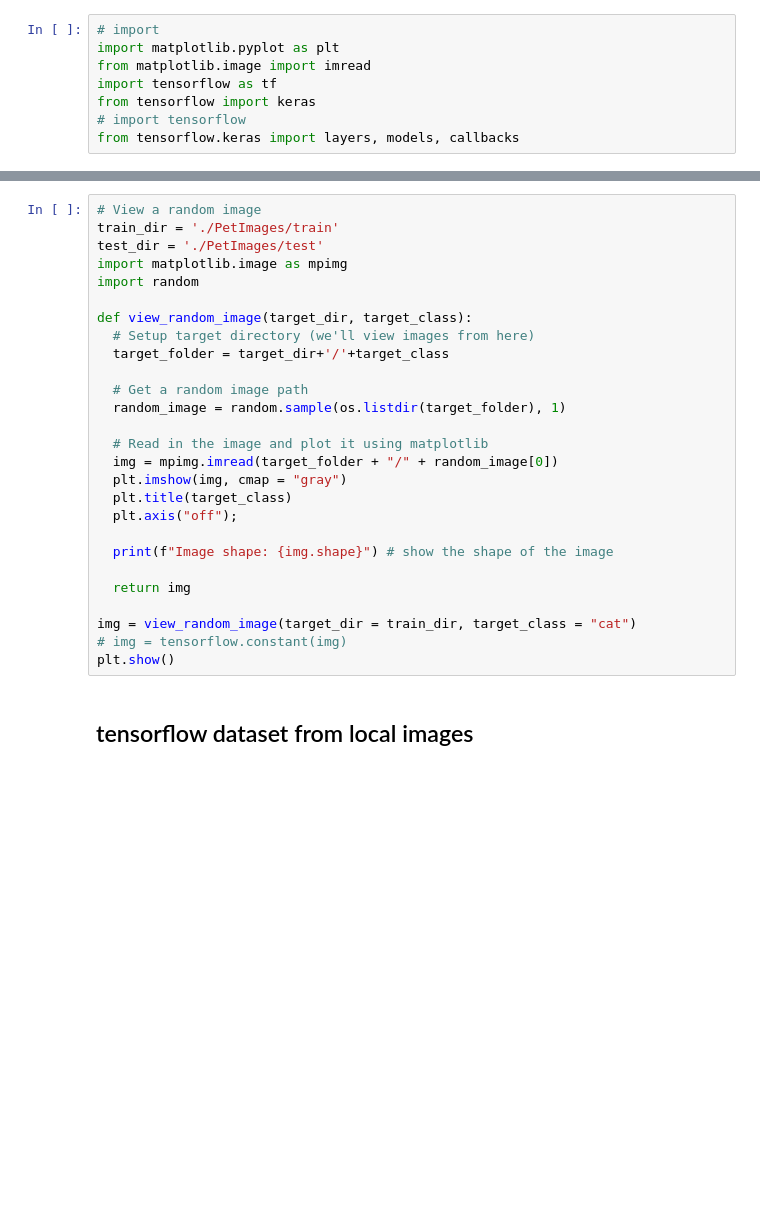
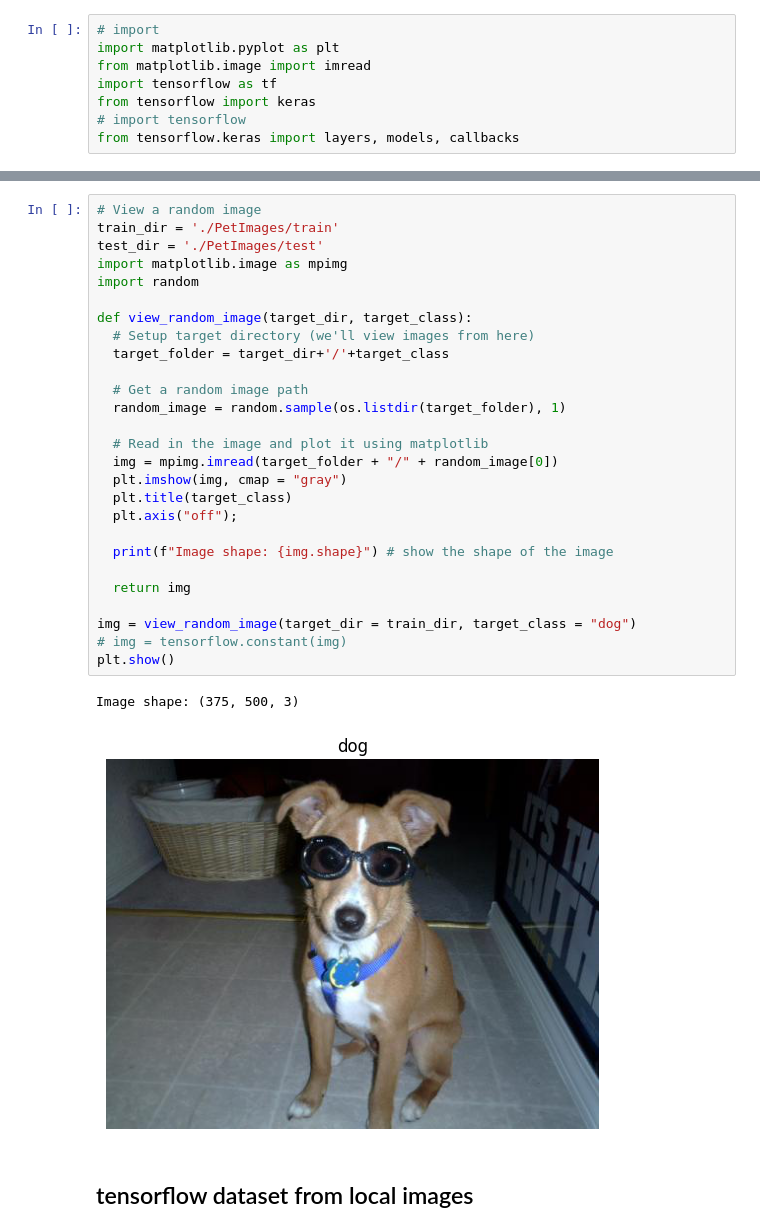
Before and after one commit to JerryK97/dl12, a Jupyter notebook: project/dogsNcats/dogsNcats_DL_TL_EffiNetV2S_A_ConvNet.ipynb, the cells around one changed output, grey strips where cells are left out. Saved outputs shown, nothing was run; the diff lists cells and outputs as text; blank space fills up the shorter version.

```diff
--- a/project/dogsNcats/dogsNcats_DL_TL_EffiNetV2S_A_ConvNet.ipynb
+++ b/project/dogsNcats/dogsNcats_DL_TL_EffiNetV2S_A_ConvNet.ipynb
@@ -37,30 +52,33 @@ plt.show()
 # %%
 # View a random image
 train_dir = './PetImages/train'
 test_dir = './PetImages/test'
 import matplotlib.image as mpimg
 import random
 
 def view_random_image(target_dir, target_class):
   # Setup target directory (we'll view images from here)
   target_folder = target_dir+'/'+target_class
 
   # Get a random image path
   random_image = random.sample(os.listdir(target_folder), 1)
 
   # Read in the image and plot it using matplotlib
   img = mpimg.imread(target_folder + "/" + random_image[0])
   plt.imshow(img, cmap = "gray")
   plt.title(target_class)
   plt.axis("off");
 
   print(f"Image shape: {img.shape}") # show the shape of the image
 
   return img
 
-img = view_random_image(target_dir = train_dir, target_class = "cat")
+img = view_random_image(target_dir = train_dir, target_class = "dog")
 # img = tensorflow.constant(img)
 plt.show()
+# %% [output]
+Image shape: (375, 500, 3)
+[figure, added]
 # %% [markdown]
 ## tensorflow dataset from local images
 # %%
```
Also changed, not shown: parts of 24 cells of this notebook.
